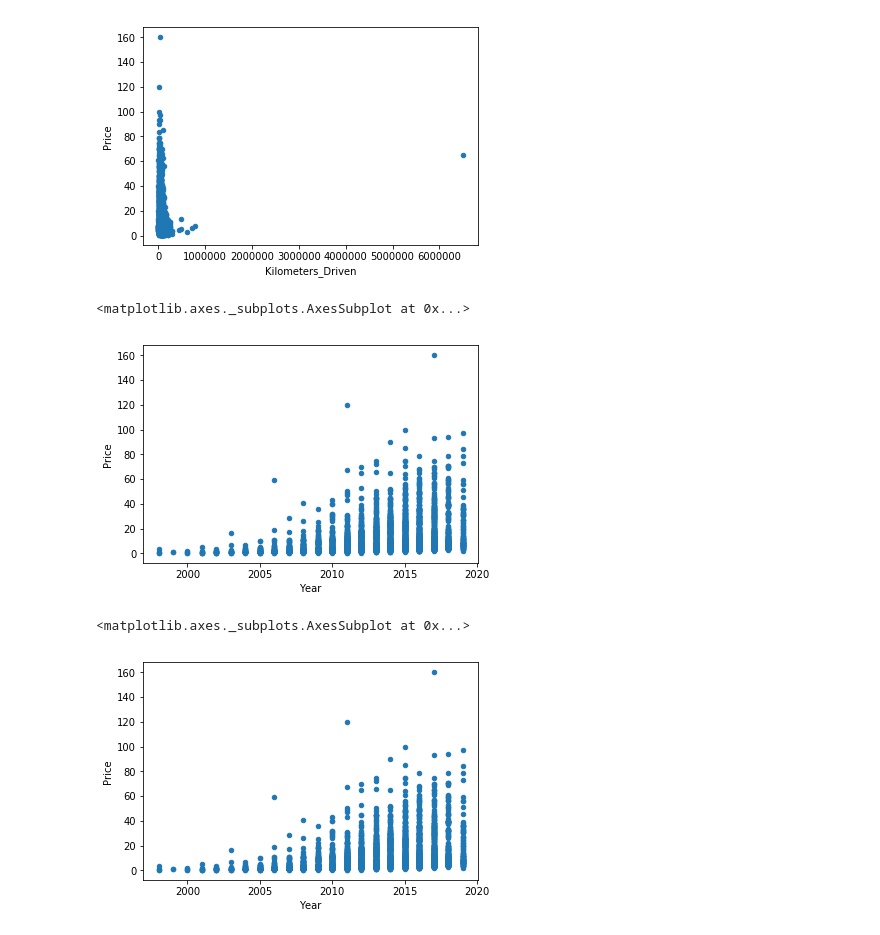
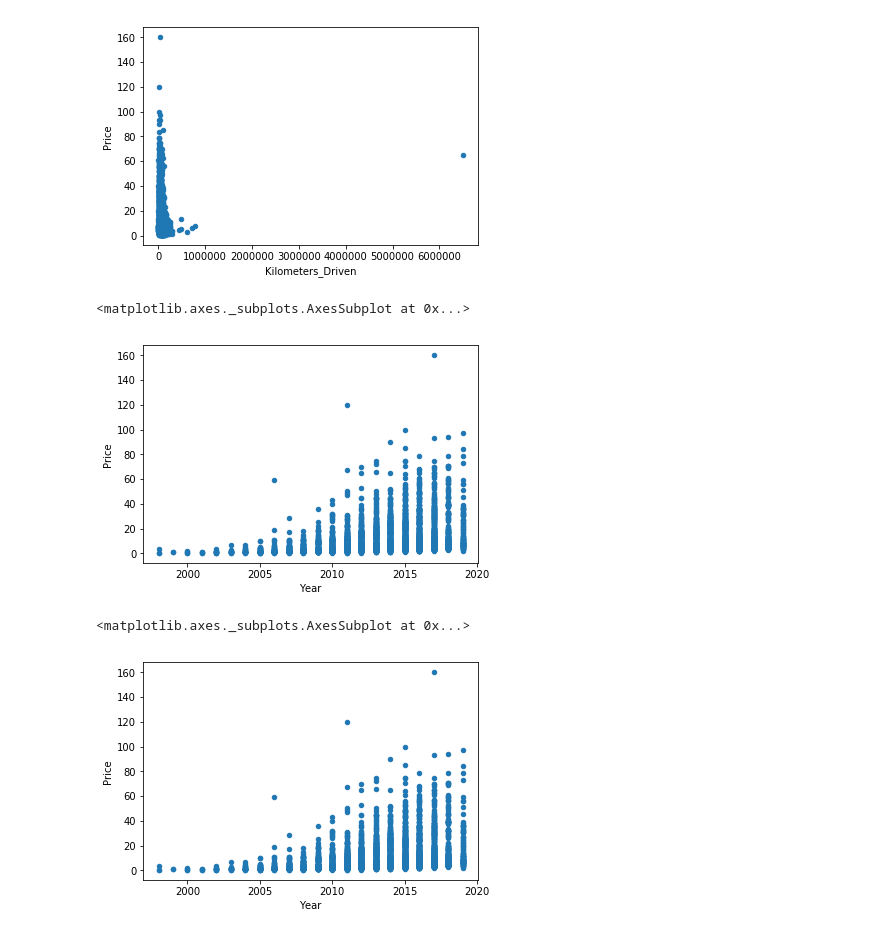
Before and after one commit to ddb95/Data_Science_and_ML_Projects, a Jupyter notebook: predictingUsedCars/PredictUsedCarsPrice.ipynb, the cells around one changed output. Saved outputs shown, nothing was run; the diff lists cells and outputs as text; code cells hidden in the pictures.

Commit message:
Tomorrow Visualizations

```diff
--- a/predictingUsedCars/PredictUsedCarsPrice.ipynb
+++ b/predictingUsedCars/PredictUsedCarsPrice.ipynb
@@ -200,5 +251,11 @@ checkModel.shape
 # %%
 # Removing the outliers
 # 1. 3 outliers in Kilometres_Driven (6500000, 171, 600)
-# 2.
+# 2. 1 outlier in Engine(72)
+trainingDataFinal = trainingData[
+    (trainingData.Kilometers_Driven <= 9000000)&
+    (trainingData.Kilometers_Driven > 0.5)&
+    (trainingData.Engine >600)
+]
+trainingDataFinal.shape
 # %% [output]
@@ -221,0 +263,6 @@ checkModel.shape
+# %%
+# Removing the new_price column
+trainingDataFinal = trainingDataFinal.drop_duplicates()
+trainingDataFinal = trainingDataFinal[['Name','Location','Year','Kilometers_Driven','Fuel_Type','Transmission','Owner_Type','Mileage','Engine','Power','Seats','Price']]
+trainingDataFinal = trainingDataFinal.dropna()
+trainingDataFinal.shape
@@ -230,15 +279,15 @@ data.plot.scatter(x='Kilometers_Driven', y='Price')
 [figure]
 # %%
 # Scatter Plot of Year/Price
-data = pd.concat([trainingData['Year'], trainingData['Price']], axis=1)
+data = pd.concat([trainingDataFinal['Year'], trainingDataFinal['Price']], axis=1)
 data.plot.scatter(x='Year', y='Price')
 # %% [output]
 <matplotlib.axes._subplots.AxesSubplot at 0x...>
-[figure, old version]
+[figure, new version]
 # %%
 # Scatter Plot of Year/Price
-data = pd.concat([trainingData['Year'], trainingData['Price']], axis=1)
+data = pd.concat([trainingDataFinal['Year'], trainingDataFinal['Price']], axis=1)
 data.plot.scatter(x='Year', y='Price')
 # %% [output]
 <matplotlib.axes._subplots.AxesSubplot at 0x...>
-[figure, old version]
+[figure, new version]
```
Also changed, not shown: parts of 20 cells of this notebook.
